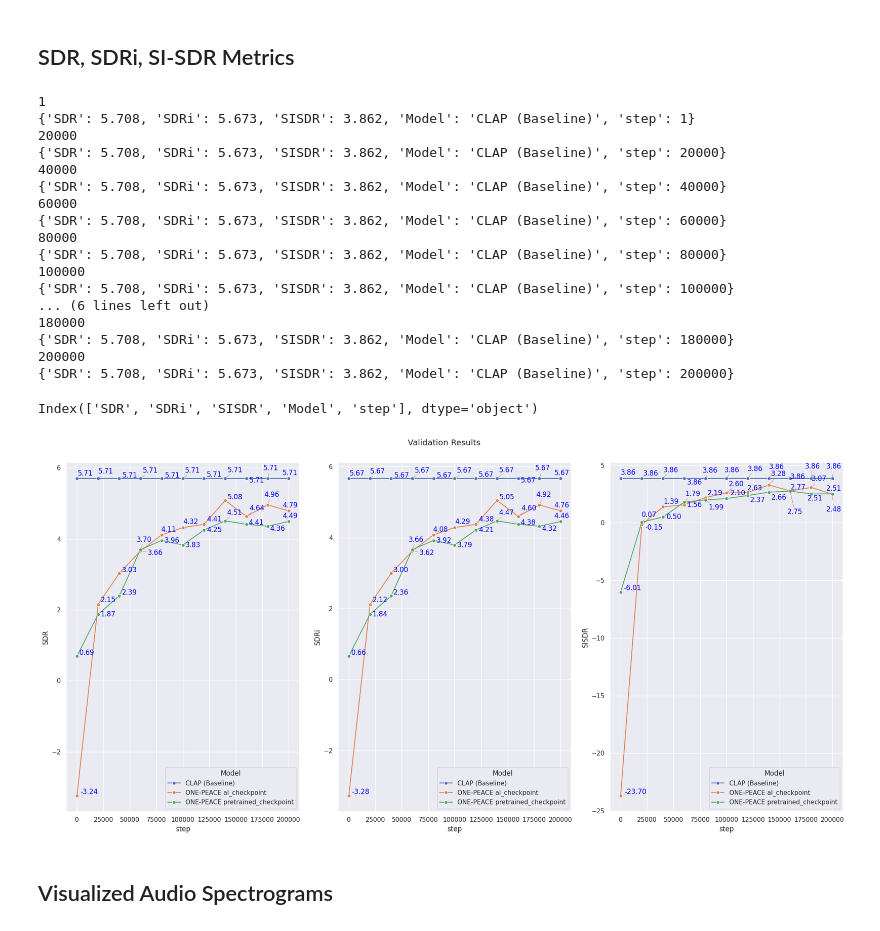
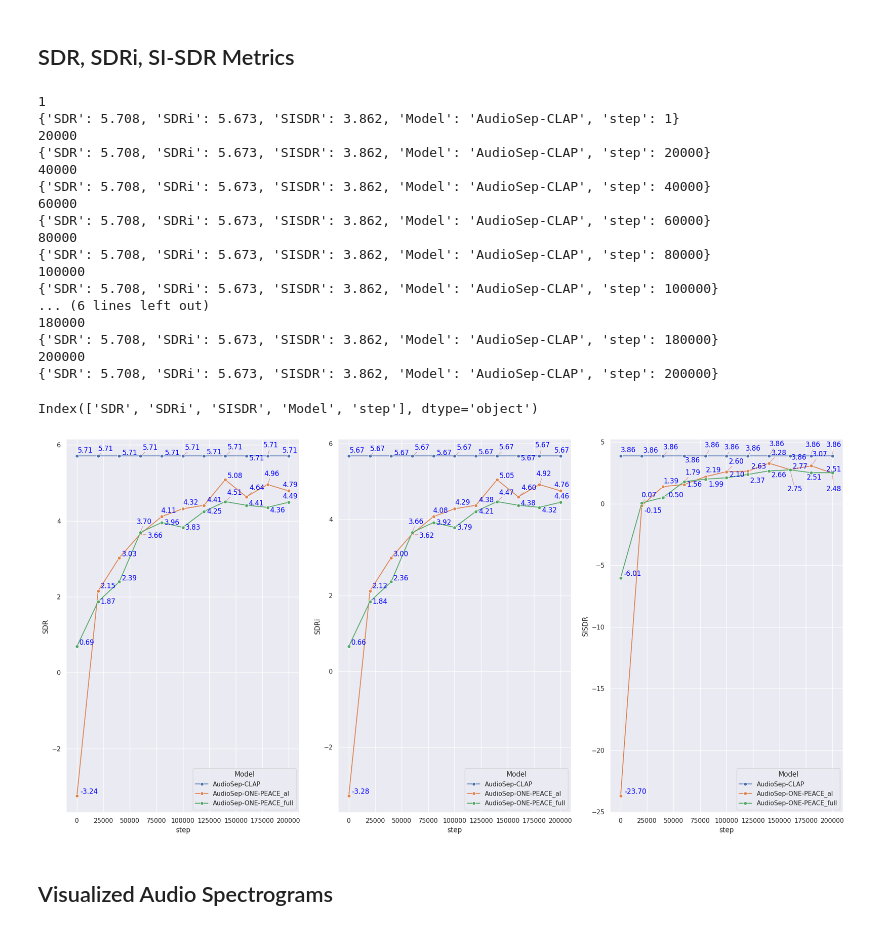
Before and after one commit to Vincent-La/lass-final-project, a Jupyter notebook: plot_validation_results.ipynb, the cells around one changed output. Drawn from its saved outputs; the diff is of its cells as text; code cells hidden in the pictures.

Commit message:
validation plot update

```diff
--- a/plot_validation_results.ipynb
+++ b/plot_validation_results.ipynb
@@ -32,7 +32,7 @@ steps = [1] + [i for i in range(1, 200001) if i % 20000 == 0]
 
 # Clap Baseline results
 row_dict = parse_output(os.path.join('results/clap_baseline/audiosep_baseline'))
-row_dict['Model'] = 'CLAP (Baseline)'
+row_dict['Model'] = 'AudioSep-CLAP'
 
 # duplicate baseline results for each time step for plotting purposes
 for step in steps:
@@ -44,22 +44,22 @@ for step in steps:
 # gather
 # %% [output]
 1
-{'SDR': 5.708, 'SDRi': 5.673, 'SISDR': 3.862, 'Model': 'CLAP (Baseline)', 'step': 1}
+{'SDR': 5.708, 'SDRi': 5.673, 'SISDR': 3.862, 'Model': 'AudioSep-CLAP', 'step': 1}
 20000
-{'SDR': 5.708, 'SDRi': 5.673, 'SISDR': 3.862, 'Model': 'CLAP (Baseline)', 'step': 20000}
+{'SDR': 5.708, 'SDRi': 5.673, 'SISDR': 3.862, 'Model': 'AudioSep-CLAP', 'step': 20000}
 40000
-{'SDR': 5.708, 'SDRi': 5.673, 'SISDR': 3.862, 'Model': 'CLAP (Baseline)', 'step': 40000}
+{'SDR': 5.708, 'SDRi': 5.673, 'SISDR': 3.862, 'Model': 'AudioSep-CLAP', 'step': 40000}
 60000
-{'SDR': 5.708, 'SDRi': 5.673, 'SISDR': 3.862, 'Model': 'CLAP (Baseline)', 'step': 60000}
+{'SDR': 5.708, 'SDRi': 5.673, 'SISDR': 3.862, 'Model': 'AudioSep-CLAP', 'step': 60000}
 80000
-{'SDR': 5.708, 'SDRi': 5.673, 'SISDR': 3.862, 'Model': 'CLAP (Baseline)', 'step': 80000}
+{'SDR': 5.708, 'SDRi': 5.673, 'SISDR': 3.862, 'Model': 'AudioSep-CLAP', 'step': 80000}
 100000
-{'SDR': 5.708, 'SDRi': 5.673, 'SISDR': 3.862, 'Model': 'CLAP (Baseline)', 'step': 100000}
+{'SDR': 5.708, 'SDRi': 5.673, 'SISDR': 3.862, 'Model': 'AudioSep-CLAP', 'step': 100000}
 ... (6 lines left out)
 180000
-{'SDR': 5.708, 'SDRi': 5.673, 'SISDR': 3.862, 'Model': 'CLAP (Baseline)', 'step': 180000}
+{'SDR': 5.708, 'SDRi': 5.673, 'SISDR': 3.862, 'Model': 'AudioSep-CLAP', 'step': 180000}
 200000
-{'SDR': 5.708, 'SDRi': 5.673, 'SISDR': 3.862, 'Model': 'CLAP (Baseline)', 'step': 200000}
+{'SDR': 5.708, 'SDRi': 5.673, 'SISDR': 3.862, 'Model': 'AudioSep-CLAP', 'step': 200000}
 # %%
 # For each checkpoint, al_retrieval checkpoint run
 results_dir = './results/onepeace_al_retrieval_checkpoint'
@@ -69,7 +69,7 @@ for step in steps:
     file_path = os.path.join(slurm_output_dir, f'step={step}.ckpt_log.txt')
     row_dict = parse_output(file_path)
     row_dict['step'] = int(step)
-    row_dict['Model'] = 'ONE-PEACE al_checkpoint'
+    row_dict['Model'] = 'AudioSep-ONE-PEACE_al'
 
     gather.append(row_dict)
 # %%
@@ -81,7 +81,7 @@ for step in steps:
     file_path = os.path.join(slurm_output_dir, f'step={step}.ckpt_log.txt')
     row_dict = parse_output(file_path)
     row_dict['step'] = int(step)
-    row_dict['Model'] = 'ONE-PEACE pretrained_checkpoint'
+    row_dict['Model'] = 'AudioSep-ONE-PEACE_full'
 
     gather.append(row_dict)
 # %%
@@ -116,16 +116,22 @@ def line_plot(df, y, ax, x = 'step', hue = 'Model'):
 # %%
 sns.set_theme()
 fig, axes = plt.subplots(1,3, figsize = (20,10))
 
 line_plot(df, 'SDR',   axes[0])
 line_plot(df, 'SDRi',  axes[1])
 line_plot(df, 'SISDR', axes[2])
 
+# sns.move_legend(axes[0], "upper right", bbox_to_anchor=(1, 1))
+# plt.legend(loc="upper left", bbox_to_anchor=(1, 1))
+# axes[1].get_legend().remove()
+# axes[2].get_legend().remove()
 
-plt.suptitle('Validation Results\n')
+
+# plt.suptitle('Validation Results\n')
 plt.tight_layout()
+plt.savefig('plots/validation_plots.png', dpi = 600)
 # %% [output]
-[figure, old version]
+[figure, new version]
 # %% [markdown]
 ## Visualized Audio Spectrograms
 # %%
```
Also changed, not shown: parts of 1 cell of this notebook, 1 other file.
